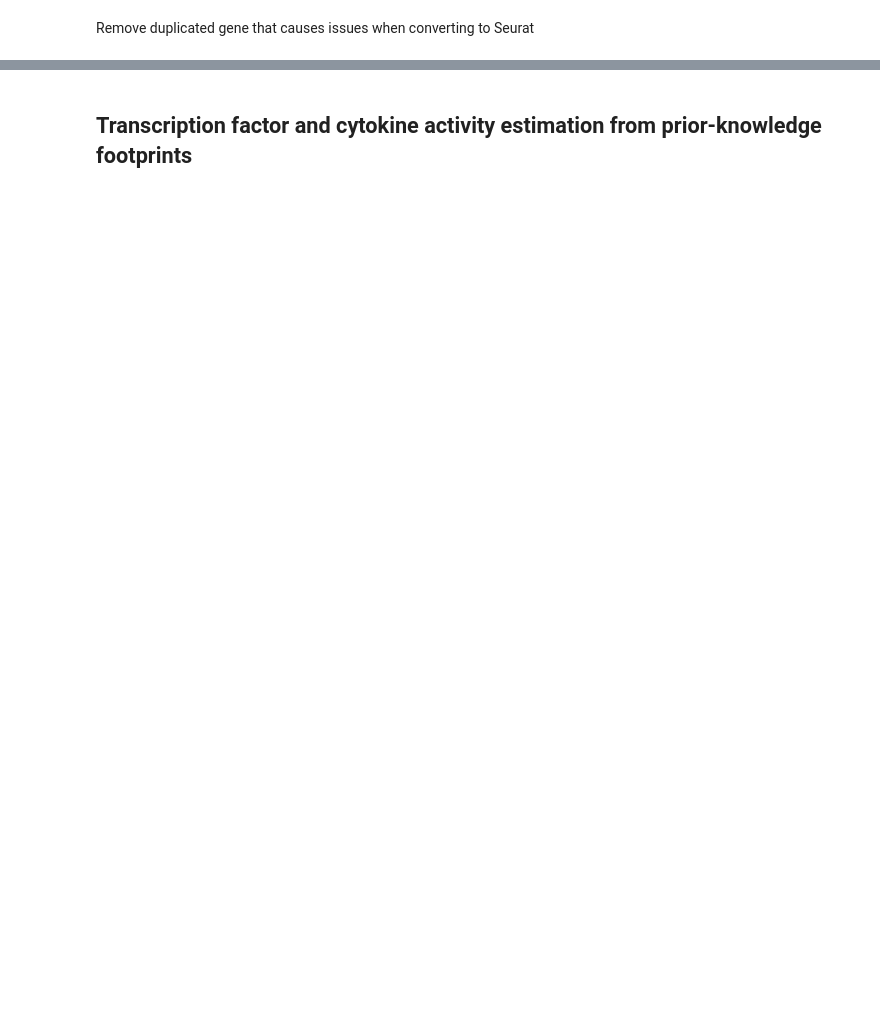
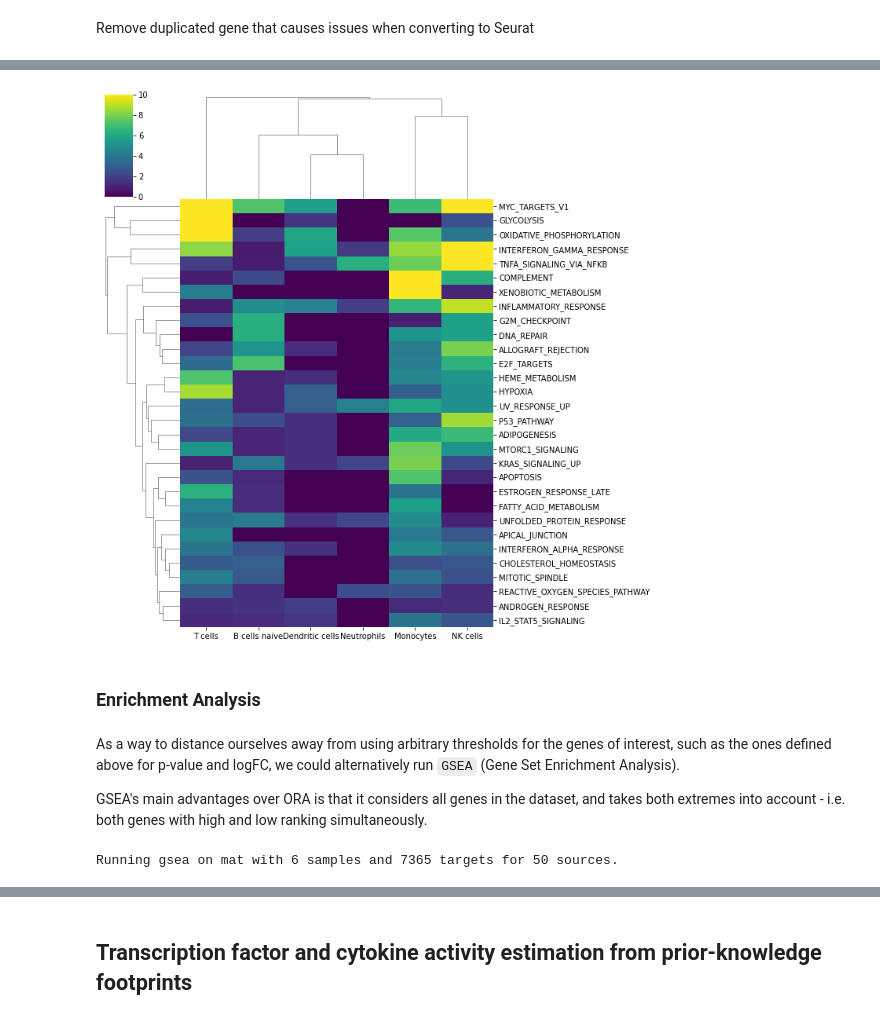
Before and after one commit to saezlab/eccb2022_sc_funcomics, a Jupyter notebook: sc_analysis.ipynb, the cells around one changed output, grey strips where cells are left out. Saved outputs shown, nothing was run; the diff lists cells and outputs as text; code cells hidden in the pictures; blank space fills up the shorter version.

```diff
--- a/sc_analysis.ipynb
+++ b/sc_analysis.ipynb
@@ -663,0 +527,10 @@ adata.write_h5ad("data/adata.h5ad")
+# %%
+top_genes = dc.format_contrast_results(logFCs, pvals)
+# %%
+top_genes = top_genes[(np.abs(top_genes['logFCs']) > 0.5) & (top_genes['pvals'] < 0.05)]
+# %%
+# Get ORA p-values
+enr_pvals = dc.get_ora_df(top_genes, msigdb,
+                          groupby='contrast', features='name',
+                          source='geneset', target='genesymbol')
+enr_pvals
@@ -663,0 +546,23 @@ adata.write_h5ad("data/adata.h5ad")
+# %%
+# Set 0s to min p-value & log-transform
+enr_pvals.values[enr_pvals.values == 0] = np.min(enr_pvals.values[enr_pvals.values != 0])
+enr_pvals = -np.log10(enr_pvals)
+# %%
+# Get top 10 most over-represented gene sets
+top = 10
+top_idxs = set()
+for row in enr_pvals.values:
+    sort_idxs = np.argsort(-np.abs(row))
+    top_idxs.update(sort_idxs[:top])
+top_idxs = np.array(list(top_idxs))
+top_names = enr_pvals.columns[top_idxs]
+names = enr_pvals.index.values
+top = pd.DataFrame(enr_pvals.values[:, top_idxs], columns=top_names, index=names)
+
+# Plot
+sns.clustermap(top.T, cmap='viridis', vmax=10)
+plt.show()
+# %% [output]
+[figure, added]
+# %% [markdown]
+### Enrichment Analysis
@@ -663,0 +587,15 @@ adata.write_h5ad("data/adata.h5ad")
+# %% [markdown]
+As a way to distance ourselves away from using arbitrary thresholds for the genes of interest,
+such as the ones defined above for p-value and logFC,
+we could alternatively run `GSEA` (Gene Set Enrichment Analysis).
+
+GSEA's main advantages over ORA is that it considers all genes in the dataset, and takes both extremes into account - i.e. both genes with high and low ranking simultaneously.
+# %%
+# Infer pathway activities with mlm
+msigdb_scores, msigdb_nscores, msigdb_pvals  = dc.run_gsea(mat=logFCs,
+                                                           source='geneset',
+                                                           target='genesymbol',
+                                                           net=msigdb,
+                                                           verbose=True)
+# %% [output]
+Running gsea on mat with 6 samples and 7365 targets for 50 sources.
```
Also changed, not shown: parts of 56 cells of this notebook, 2 other files.
